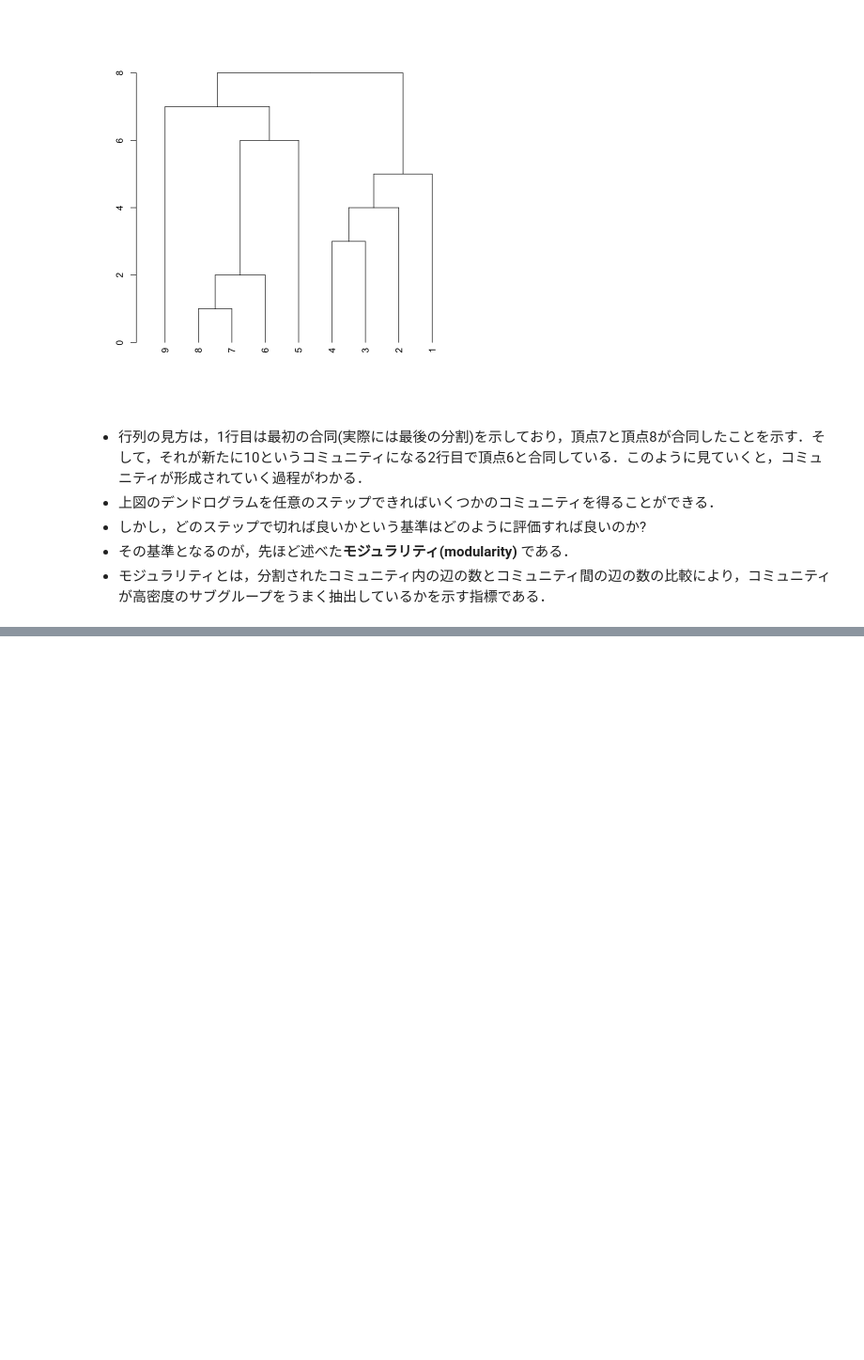
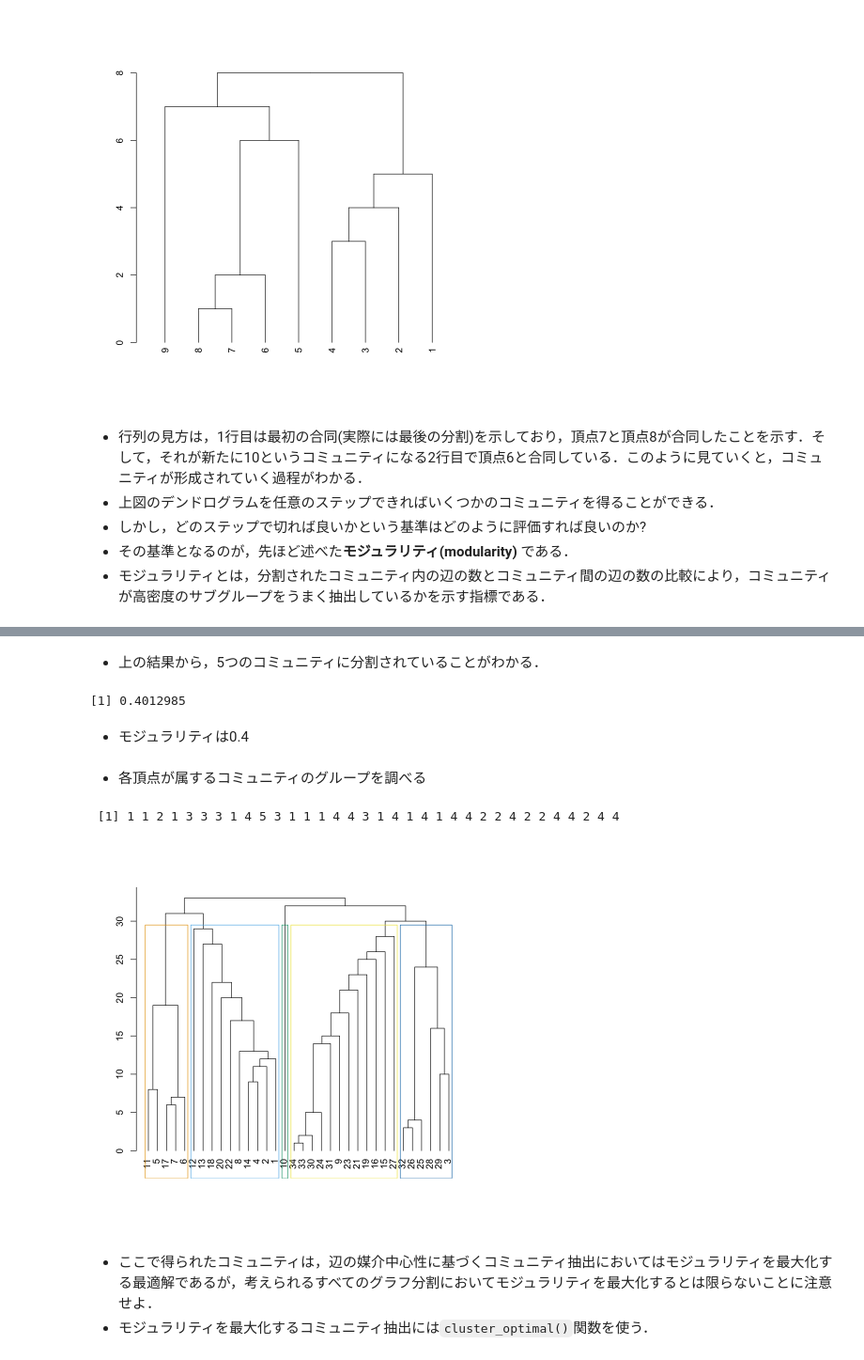
Before and after one commit to Daichi-Hayashi-kyoto/network_analysis, a Jupyter notebook: network_structure_analysis.ipynb, the cells around one changed output, grey strips where cells are left out. Shown at 94% size. Drawn from its saved outputs; the diff is of its cells as text; code cells hidden in the pictures; blank space fills up the shorter version.

```diff
--- a/network_structure_analysis.ipynb
+++ b/network_structure_analysis.ipynb
@@ -311,0 +320,3 @@ plot(as.dendrogram(eb))
+# %%
+karate <- make_graph("Zachary")
+(karate.eb <- cluster_edge_betweenness(karate))
@@ -311,0 +337,21 @@ plot(as.dendrogram(eb))
+# %% [markdown]
+- 上の結果から，5つのコミュニティに分割されていることがわかる．
+# %%
+ max(karate.eb$modularity)
+# %% [output]
+[1] 0.4012985
+# %% [markdown]
+- モジュラリティは0.4
+# %% [markdown]
+- 各頂点が属するコミュニティのグループを調べる
+# %%
+ karate.eb$membership
+# %% [output]
+ [1] 1 1 2 1 3 3 3 1 4 5 3 1 1 1 4 4 3 1 4 1 4 1 4 4 2 2 4 2 2 4 4 2 4 4
+# %%
+plot_dendrogram(karate.eb)
+# %% [output]
+[figure, added]
+# %% [markdown]
+- ここで得られたコミュニティは，辺の媒介中心性に基づくコミュニティ抽出においてはモジュラリティを最大化する最適解であるが，考えられるすべてのグラフ分割においてモジュラリティを最大化するとは限らないことに注意せよ．
+- モジュラリティを最大化するコミュニティ抽出には`cluster_optimal()`関数を使う．
```
Also changed, not shown: parts of 18 cells of this notebook, 2 other files.
